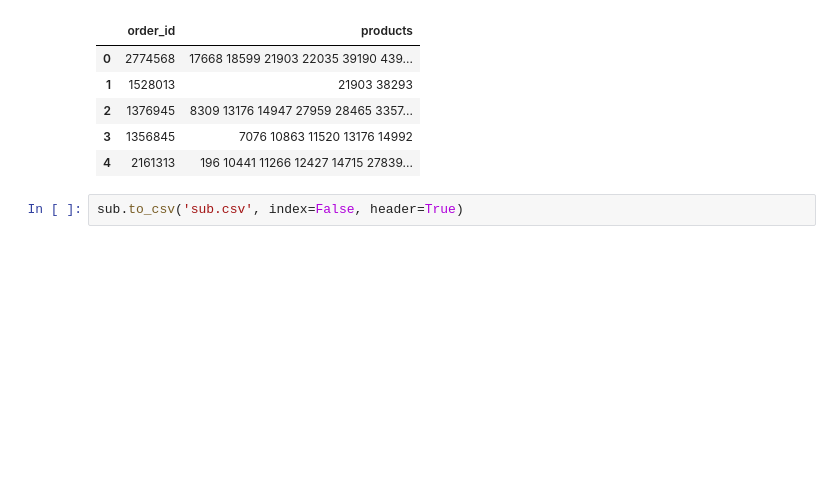
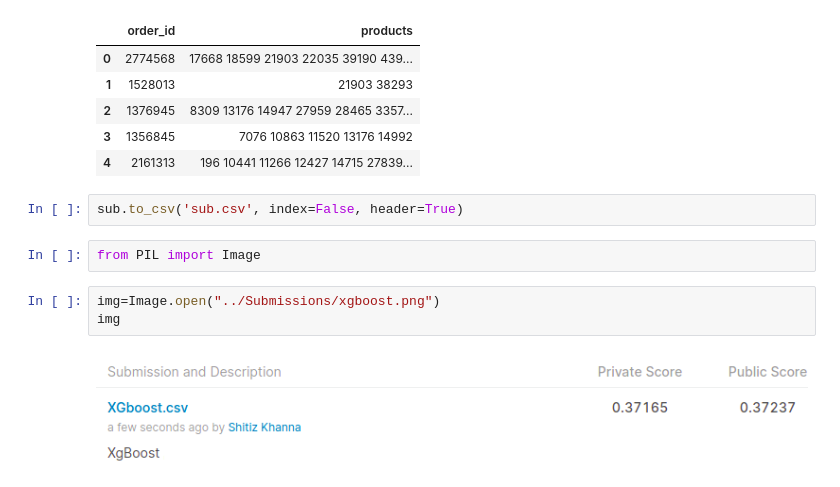
Before and after one commit to shitizz24/Grocery-Recommender, a Jupyter notebook: Notebooks/XGBoost.ipynb, the cells around one changed output. Drawn from its saved outputs; the diff is of its cells as text; blank space fills up the shorter version.

```diff
--- a/Notebooks/XGBoost.ipynb
+++ b/Notebooks/XGBoost.ipynb
@@ -245,3 +273,10 @@ sub.head()
 | 4 | 2161313 | 196 10441 11266 12427 14715 27839... |
 # %%
 sub.to_csv('sub.csv', index=False, header=True)
+# %%
+from PIL import Image
+# %%
+img=Image.open("../Submissions/xgboost.png")
+img
+# %% [output]
+[figure, added]
```
Also changed, not shown: parts of 8 cells of this notebook, 1 other file.
